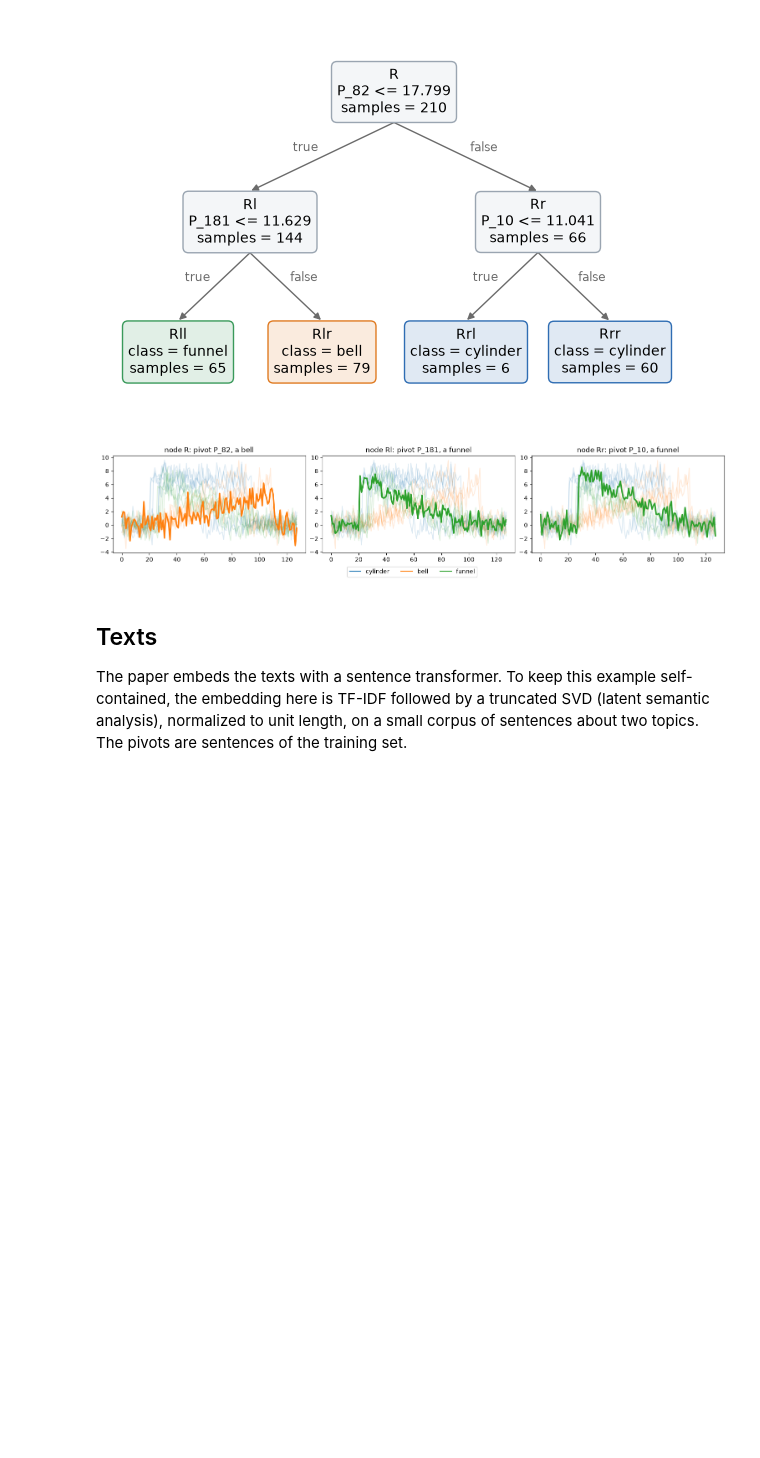
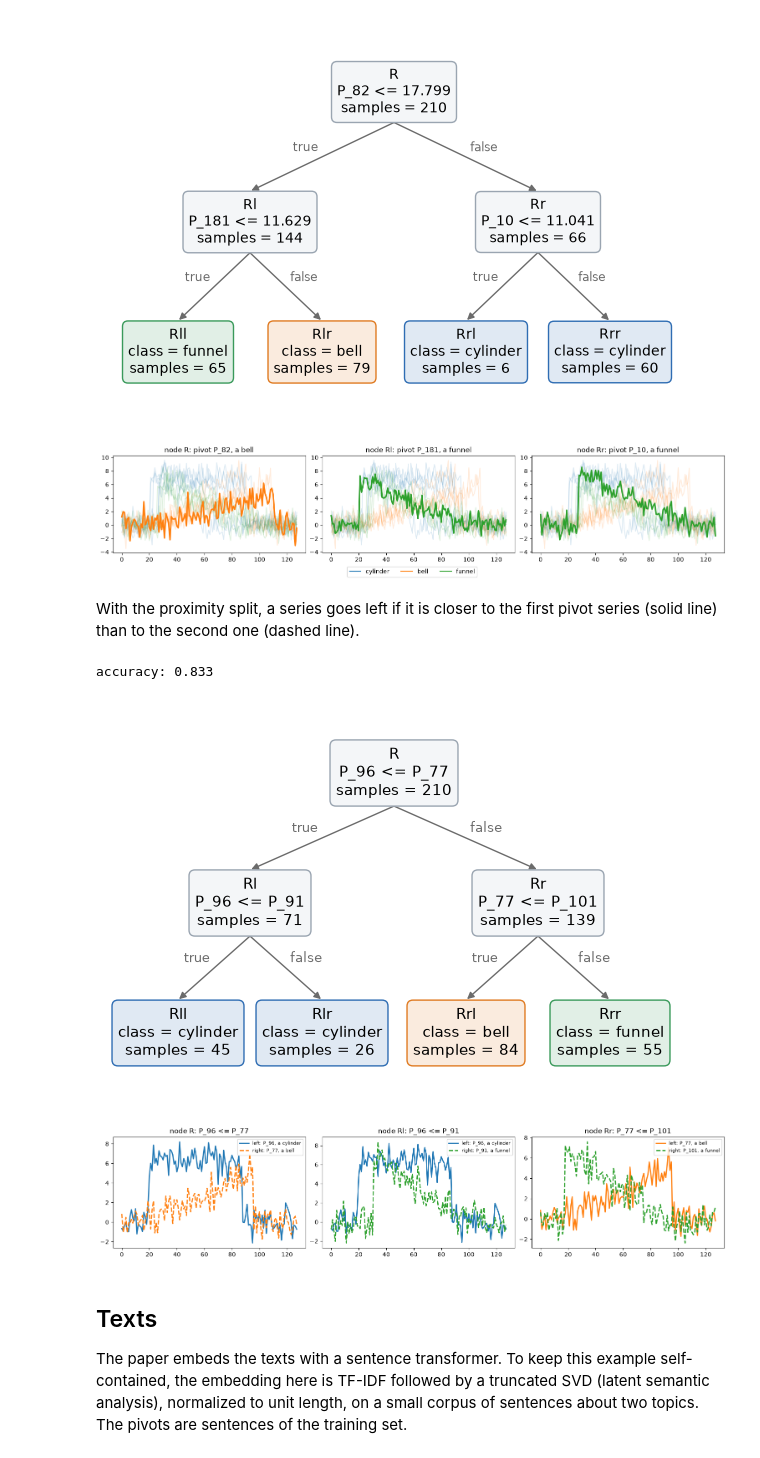
Before and after one commit to fismimosa/RuleTree, a Jupyter notebook: Examples/PivotTree_data_types.ipynb, the cells around one changed output. Drawn from its saved outputs; the diff is of its cells as text; code cells hidden in the pictures; blank space fills up the shorter version.

```diff
--- a/Examples/PivotTree_data_types.ipynb
+++ b/Examples/PivotTree_data_types.ipynb
@@ -174,6 +201,27 @@ fig.legend(handles=handles, loc="outside lower center", ncols=3)
 plt.show()
 # %% [output]
 [figure]
+# %% [markdown]
+With the proximity split, a series goes left if it is closer to the first pivot series (solid line) than to the second one (dashed line).
+# %%
+proximity_model = proximity_tree(X_train, y_train)
+print("accuracy:", round(accuracy_score(y_test, proximity_model.predict(X_test)), 3))
+proximity_model.plot_tree(class_names=cbf_names)
+plt.show()
+
+pairs = split_pivots(proximity_model)
+fig, axes = plt.subplots(1, len(pairs), figsize=(5 * len(pairs), 3.2), squeeze=False, layout="constrained")
+for ax, (node_id, (left, right)) in zip(axes[0], pairs.items()):
+    ax.plot(X_train[left], color=f"C{y_train[left]}", linewidth=2, label=f"left: P_{left}, a {cbf_names[y_train[left]]}")
+    ax.plot(X_train[right], "--", color=f"C{y_train[right]}", linewidth=2,
+            label=f"right: P_{right}, a {cbf_names[y_train[right]]}")
+    ax.set_title(f"node {node_id}: P_{left} <= P_{right}")
+    ax.legend(fontsize=8, loc="upper right")
+plt.show()
+# %% [output]
+accuracy: 0.833
+[figure, added]
+[figure, added]
 # %% [markdown]
 ## Texts
 
```
Also changed, not shown: parts of 9 cells of this notebook.
